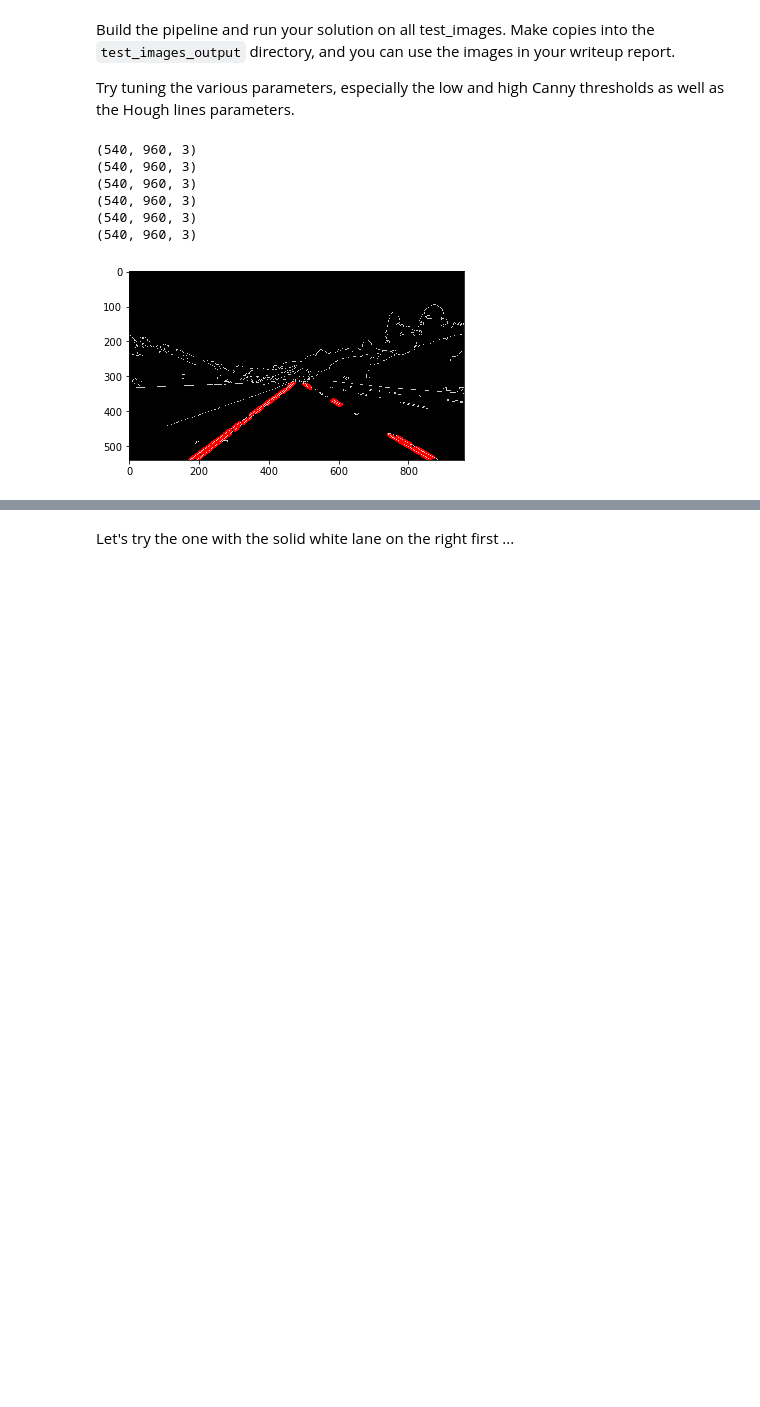
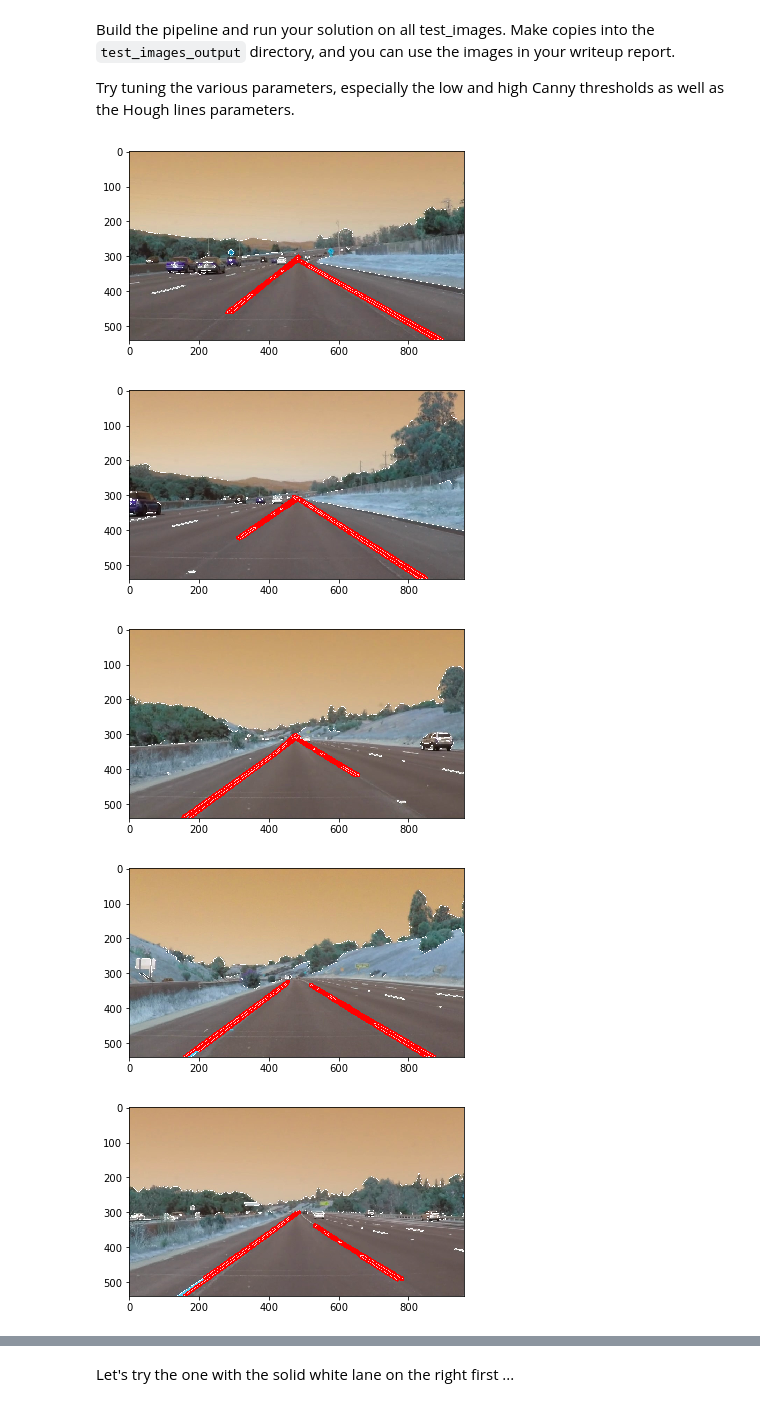
Before and after one commit to CJL89/Finding-Lane-Lines-on-the-Road, a Jupyter notebook: P1.ipynb, the cells around one changed output, grey strips where cells are left out. Saved outputs shown, nothing was run; the diff lists cells and outputs as text; code cells hidden in the pictures; blank space fills up the shorter version.

Commit message:
Updated lanes lines.

```diff
--- a/P1.ipynb
+++ b/P1.ipynb
@@ -202,63 +202,63 @@ imageio.plugins.ffmpeg.download()
 
 def pipeline(images):
     # Grayscaling images.
-    gray = cv2.cvtColor(image, cv2.COLOR_RGB2GRAY)
+#     gray = cv2.cvtColor(image, cv2.COLOR_RGB2GRAY)
+    gray = grayscale(image)
 
     # Defining a kernel size and bluring.
-    kernel_size = 5
+    kernel_size = 9
     blur_gray = cv2.GaussianBlur(gray, (kernel_size, kernel_size), 0)
 
     # Defining parameters for Canny.
-    low_threshold = 50
+    low_threshold = 80
     high_threshold = 150
     edges = cv2.Canny(blur_gray, low_threshold, high_threshold)
 
     # Creating mask edges.
-    mask = np.zeros_like(edges)
-    ignore_mask_color = 255
+#     mask = np.zeros_like(edges)
+#     ignore_mask_color = 255
 
     # Defining the polygone where we want to highlight the lanes.
     imshape = image.shape
-    vertices = np.array([[(0, imshape[0]), (490, 300), (450, 275), (imshape[1], imshape[0])]], dtype=np.int32)
-    cv2.fillPoly(mask, vertices, ignore_mask_color)
-    masked_edges = cv2.bitwise_and(edges, mask)
+    vertices = np.array([[(100, imshape[0]), (475, 300), (500, 300), (imshape[1], imshape[0])]], dtype=np.int32)
+#     cv2.fillPoly(mask, vertices, ignore_mask_color)
+#     masked_edges = cv2.bitwise_and(edges, mask)
+    mapped_edges = region_of_interest(edges, vertices)
 
     # Defining Hough Transform.
     rho = 1
     theta = np.pi/180
-    threshold = 1
-    min_line_length = 10
-    max_line_gap = 1
-    line_image = np.copy(image)*0
+    threshold = 15
+    min_line_length = 100
+    max_line_gap = 80
+    line_image = np.copy(image)*1
 
     # Running Hough.
-    lines = cv2.HoughLinesP(masked_edges, rho, theta, threshold, np.array([]), min_line_length, max_line_gap)
+    lines = cv2.HoughLinesP(mapped_edges, rho, theta, threshold, np.array([]), min_line_length, max_line_gap)
 
     # Iterating over the output lines.
     for line in lines:
         for x1, y1, x2, y2 in line:
             cv2.line(line_image, (x1, y1), (x2, y2), (255, 0, 0), 10)
 
     # Create a color binery image.
     color_edges = np.dstack((edges, edges, edges))
 
     # Draw a line on the edge of image.
     combo = cv2.addWeighted(color_edges, 0.8, line_image, 1, 0)
     plt.imshow(combo)
 
     return combo
 
 # Reading files.
 for images in os.listdir('test_images/'):
     image = cv2.imread('test_images/' + images)
     processed_image = pipeline(image)
-    plt.imsave('test_images_output/processed_image.jpg', image)
-    print(processed_image.shape)
+    plt.imsave('test_images_output/processed_image.jpg', image, processed_image)
+    plt.show()
 # %% [output]
-(540, 960, 3)
-(540, 960, 3)
-(540, 960, 3)
-(540, 960, 3)
-(540, 960, 3)
-(540, 960, 3)
-[figure, old version]
+[figure, new version]
+[figure, added]
+[figure, added]
+[figure, added]
+[figure, added]
```
Also changed, not shown: parts of 8 cells of this notebook, 5 other files.
